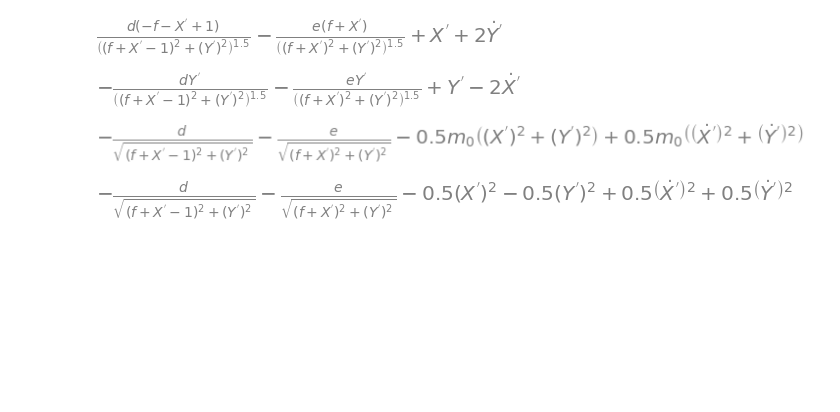
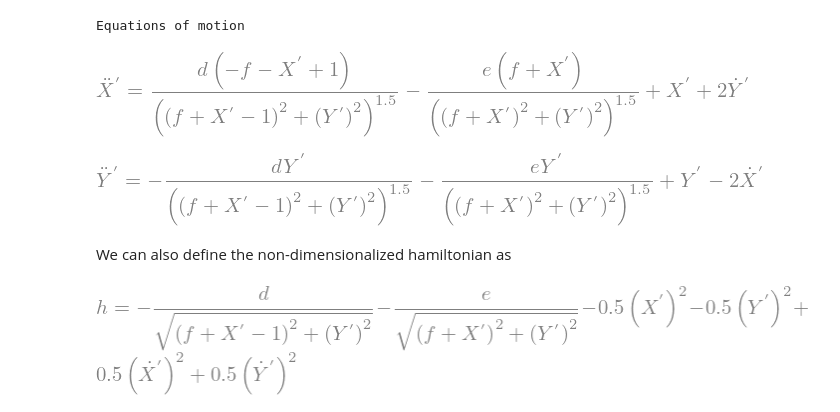
Before and after one commit to kavidey/PHYS111, a Jupyter notebook: computational_project/Stationary_frame_3.ipynb, the cells around one changed output. Saved outputs shown, nothing was run; the diff lists cells and outputs as text; code cells hidden in the pictures; blank space fills up the shorter version.

```diff
--- a/computational_project/Stationary_frame_3.ipynb
+++ b/computational_project/Stationary_frame_3.ipynb
@@ -73,36 +91,26 @@ x_doubledot.subs(((x, X*a),(y, Y*a))).subs(G*M/a**3,e)
 # %%
-#nondimensionalization for x=X*a, tau=t*omega
-
-#L=L.subs(omega*t, tau) #this is the nondimensionalization step w/ tau=t*omega
-
-#x_doubledot=x_doubledot.subs()
-
+# nondimensionalization
 X, Y = dynamicsymbols("X^', Y^'", real=True)
 X_dot = X.diff()
 Y_dot = Y.diff()
 
 X_doubledot=2*Y.diff() + X +d*(1-X-f)/((f-1+X)**2 +Y**2)**(3/2) -e*(X+f)/((f+X)**2+Y**2)**(3/2)
+Y_doubledot=-2*X.diff() + Y -d*Y/((f-1+X)**2 +Y**2)**(3/2) -e*(Y)/((f+X)**2+Y**2)**(3/2)
 
-
-X_doubledot
+print("Equations of motion")
+display(Eq(X_dot.diff(t), X_doubledot))
+display(Eq(Y_dot.diff(t), Y_doubledot))
 # %% [output]
+Equations of motion
-[figure, old version]
+[figure, new version]
+[figure, added]
-# %%
-Y_doubledot=-2*X.diff() + Y -d*Y/((f-1+X)**2 +Y**2)**(3/2) -e*(Y)/((f+X)**2+Y**2)**(3/2)
-
-Y_doubledot
-# %% [output]
-[figure, removed]
+# %% [markdown]
+We can also define the non-dimensionalized hamiltonian as
 # %%
-hamiltonian = (1/2) * m0* (X_dot**2 + Y_dot**2) - (1/2)*m0*(X**2+Y**2) -e/sqrt((X+f)**2 + Y**2) - d/sqrt((X+(f-1))**2 + Y**2)
-hamiltonian
+#this is for the nondimensionalized hamiltonian h
+
+h=0.5*(X_dot**2 +Y_dot**2) -0.5*(X**2+Y**2) -e/sqrt((X+f)**2+Y**2) -d/sqrt((X-(1-f))**2+Y**2)
+
+pprint_eqn(h=h)
 # %% [output]
-[figure, old version]
+[figure, new version]
-# %%
-#this is for the nondimensionalized hamiltonian h
-
-h=0.5*(X_dot**2 +Y_dot**2) -0.5*(X**2+Y**2) -e/sqrt((X+f)**2+Y**2) -d/sqrt((X-(1-f))**2+Y**2)
-
-h
-# %% [output]
-[figure, removed]
```
Also changed, not shown: parts of 21 cells of this notebook.
